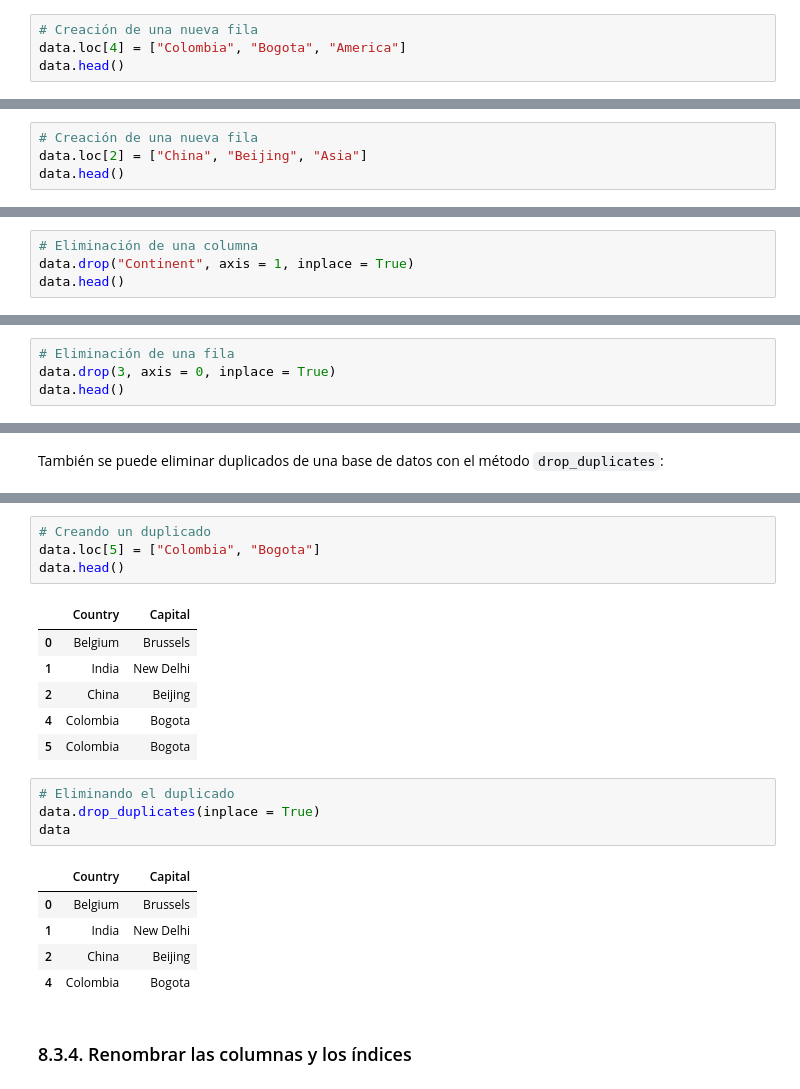
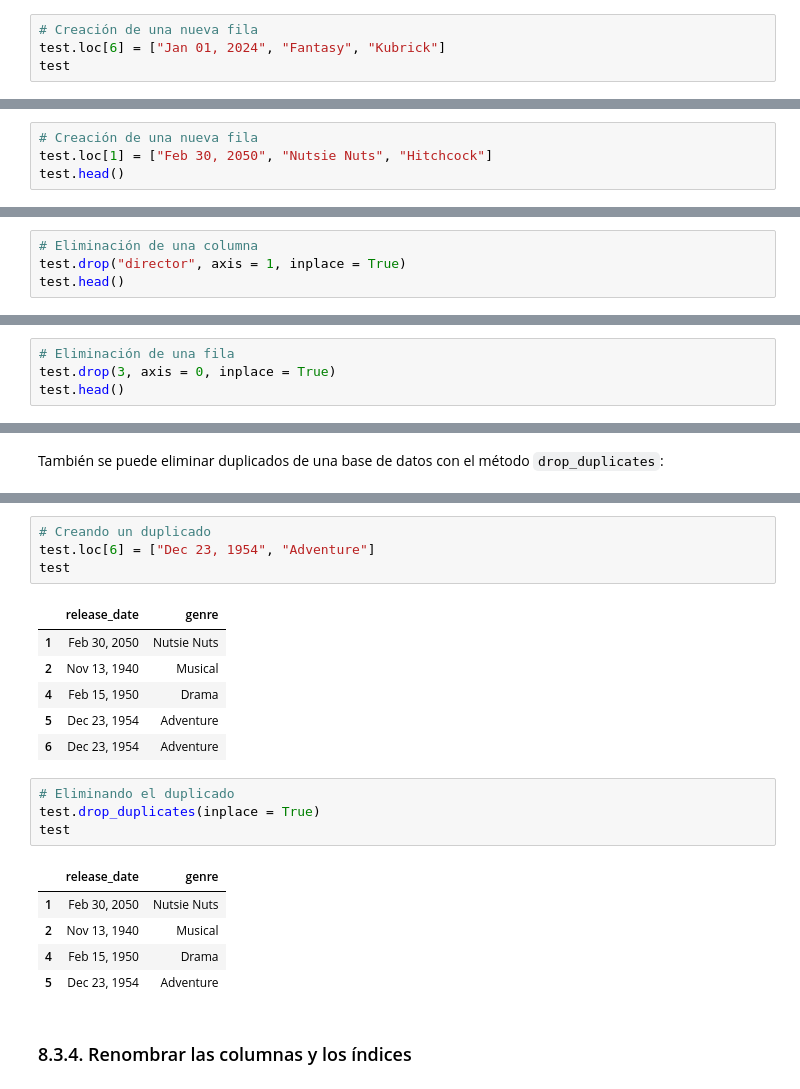
Before and after one commit to JuanMartinL/Data-Science-Crash-Course, a Jupyter notebook: Lecture 4 - Fundamentals in Python 3.0/Lecture4_Introduction_DataWrangling.ipynb, the cells around one changed output, grey strips where cells are left out. Cells and saved outputs as stored; diff of their text form.

```diff
--- a/Lecture 4 - Fundamentals in Python 3.0/Lecture4_Introduction_DataWrangling.ipynb
+++ b/Lecture 4 - Fundamentals in Python 3.0/Lecture4_Introduction_DataWrangling.ipynb
@@ -523,6 +514,6 @@ data.head()
 Para agregar una nueva fila, solo se debe crear con su posición:
 # %%
 # Creación de una nueva fila
-data.loc[4] = ["Colombia", "Bogota", "America"]
-data.head()
+test.loc[6] = ["Jan 01, 2024", "Fantasy", "Kubrick"]
+test
 # %% [output]
@@ -536,6 +528,6 @@ data.head()
 > **Nota:** ¡Cuidado! Se utiliza un índice que no existe para agregarlo. Si se utiliza un índice ya existente, Pandas lo reemplazará.
 # %%
 # Creación de una nueva fila
-data.loc[2] = ["China", "Beijing", "Asia"]
-data.head()
+test.loc[1] = ["Feb 30, 2050", "Nutsie Nuts", "Hitchcock"]
+test.head()
 # %% [output]
@@ -553,6 +545,6 @@ data.head()
 Pandas también permite eliminar información, en dado caso que se requiera. Para ello, se puede utilizar el método `drop`:
 # %%
 # Eliminación de una columna
-data.drop("Continent", axis = 1, inplace = True)
-data.head()
+test.drop("director", axis = 1, inplace = True)
+test.head()
 # %% [output]
@@ -565,5 +557,5 @@ data.head()
 # %%
 # Eliminación de una fila
-data.drop(3, axis = 0, inplace = True)
-data.head()
+test.drop(3, axis = 0, inplace = True)
+test.head()
 # %% [output]
@@ -593,24 +585,24 @@ También se puede eliminar duplicados de una base de datos con el método `drop_
 # %%
 # Creando un duplicado
-data.loc[5] = ["Colombia", "Bogota"]
-data.head()
+test.loc[6] = ["Dec 23, 1954", "Adventure"]
+test
 # %% [output]
-|  | Country | Capital |
-| 0 | Belgium | Brussels |
-| 1 | India | New Delhi |
-| 2 | China | Beijing |
-| 4 | Colombia | Bogota |
-| 5 | Colombia | Bogota |
+|  | release_date | genre |
+| 1 | Feb 30, 2050 | Nutsie Nuts |
+| 2 | Nov 13, 1940 | Musical |
+| 4 | Feb 15, 1950 | Drama |
+| 5 | Dec 23, 1954 | Adventure |
+| 6 | Dec 23, 1954 | Adventure |
 # %%
 # Eliminando el duplicado
-data.drop_duplicates(inplace = True)
-data
+test.drop_duplicates(inplace = True)
+test
 # %% [output]
-|  | Country | Capital |
-| 0 | Belgium | Brussels |
-| 1 | India | New Delhi |
-| 2 | China | Beijing |
-| 4 | Colombia | Bogota |
+|  | release_date | genre |
+| 1 | Feb 30, 2050 | Nutsie Nuts |
+| 2 | Nov 13, 1940 | Musical |
+| 4 | Feb 15, 1950 | Drama |
+| 5 | Dec 23, 1954 | Adventure |
 # %% [markdown]
 ### 8.3.4. Renombrar las columnas y los índices
 # %% [markdown]
```
Also changed, not shown: parts of 13 cells of this notebook.
